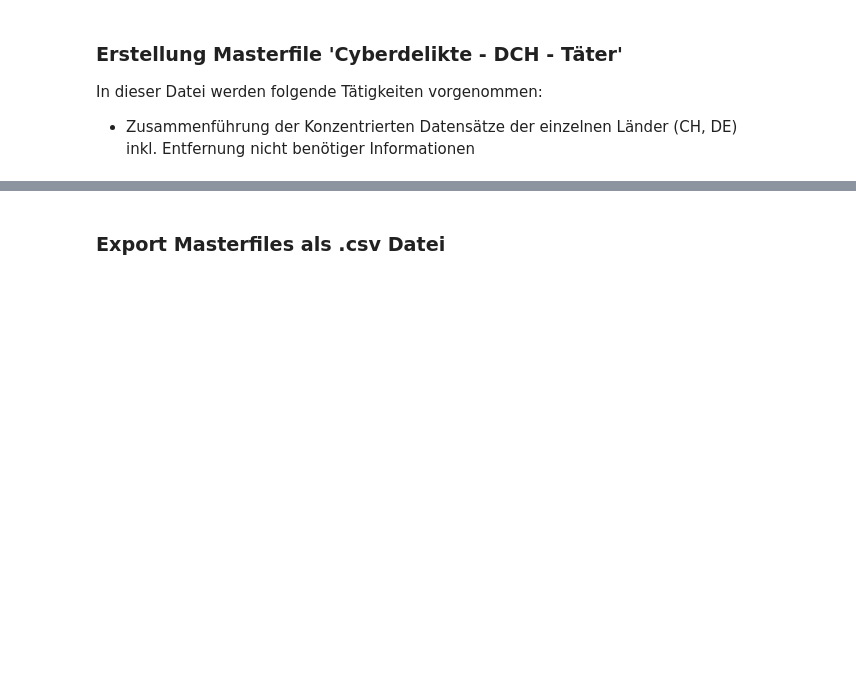
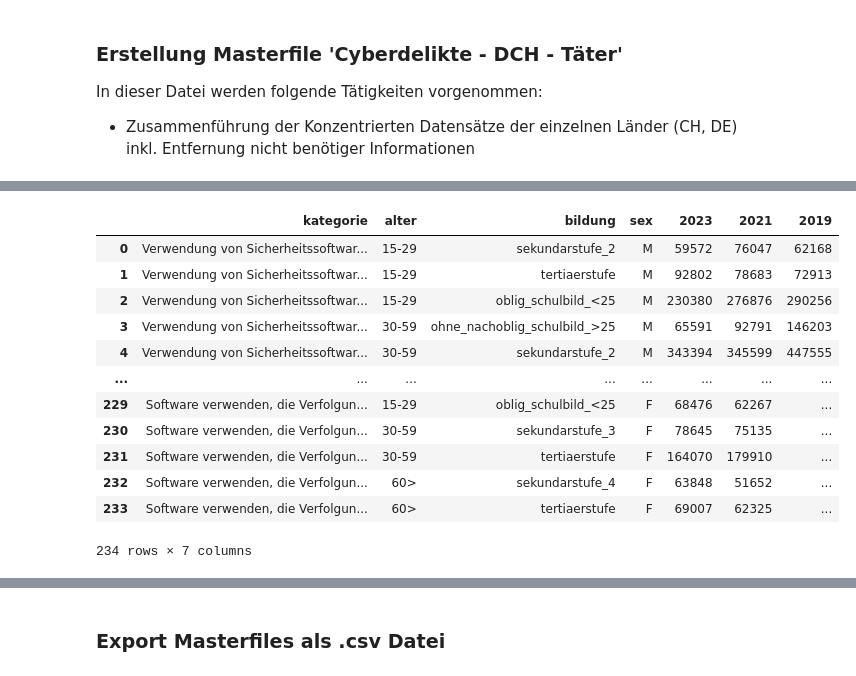
Before and after one commit to baumannf/bina_module, a Jupyter notebook: BINA_LN1_CybercrimeAnalytics.ipynb, the cells around one changed output, grey strips where cells are left out. Saved outputs shown, nothing was run; the diff lists cells and outputs as text; code cells hidden in the pictures; blank space fills up the shorter version.

```diff
--- a/BINA_LN1_CybercrimeAnalytics.ipynb
+++ b/BINA_LN1_CybercrimeAnalytics.ipynb
@@ -2147,0 +2136,17 @@ master_cyber_dch_taeter
+# %%
+# Drop unnecessary columns from dataframe 'temp_df_ch_normalized'
+df_ch_int
+# %% [output]
+|  | kategorie | alter | bildung | sex | 2023 | 2021 | 2019 |
+| 0 | Verwendung von Sicherheitssoftwar... | 15-29 | sekundarstufe_2 | M | 59572 | 76047 | 62168 |
+| 1 | Verwendung von Sicherheitssoftwar... | 15-29 | tertiaerstufe | M | 92802 | 78683 | 72913 |
+| 2 | Verwendung von Sicherheitssoftwar... | 15-29 | oblig_schulbild_<25 | M | 230380 | 276876 | 290256 |
+| 3 | Verwendung von Sicherheitssoftwar... | 30-59 | ohne_nachoblig_schulbild_>25 | M | 65591 | 92791 | 146203 |
+| 4 | Verwendung von Sicherheitssoftwar... | 30-59 | sekundarstufe_2 | M | 343394 | 345599 | 447555 |
+| ... | ... | ... | ... | ... | ... | ... | ... |
+| 229 | Software verwenden, die Verfolgun... | 15-29 | oblig_schulbild_<25 | F | 68476 | 62267 | ... |
+| 230 | Software verwenden, die Verfolgun... | 30-59 | sekundarstufe_3 | F | 78645 | 75135 | ... |
+| 231 | Software verwenden, die Verfolgun... | 30-59 | tertiaerstufe | F | 164070 | 179910 | ... |
+| 232 | Software verwenden, die Verfolgun... | 60> | sekundarstufe_4 | F | 63848 | 51652 | ... |
+| 233 | Software verwenden, die Verfolgun... | 60> | tertiaerstufe | F | 69007 | 62325 | ... |
+234 rows × 7 columns
```
Also changed, not shown: parts of 12 cells of this notebook.
